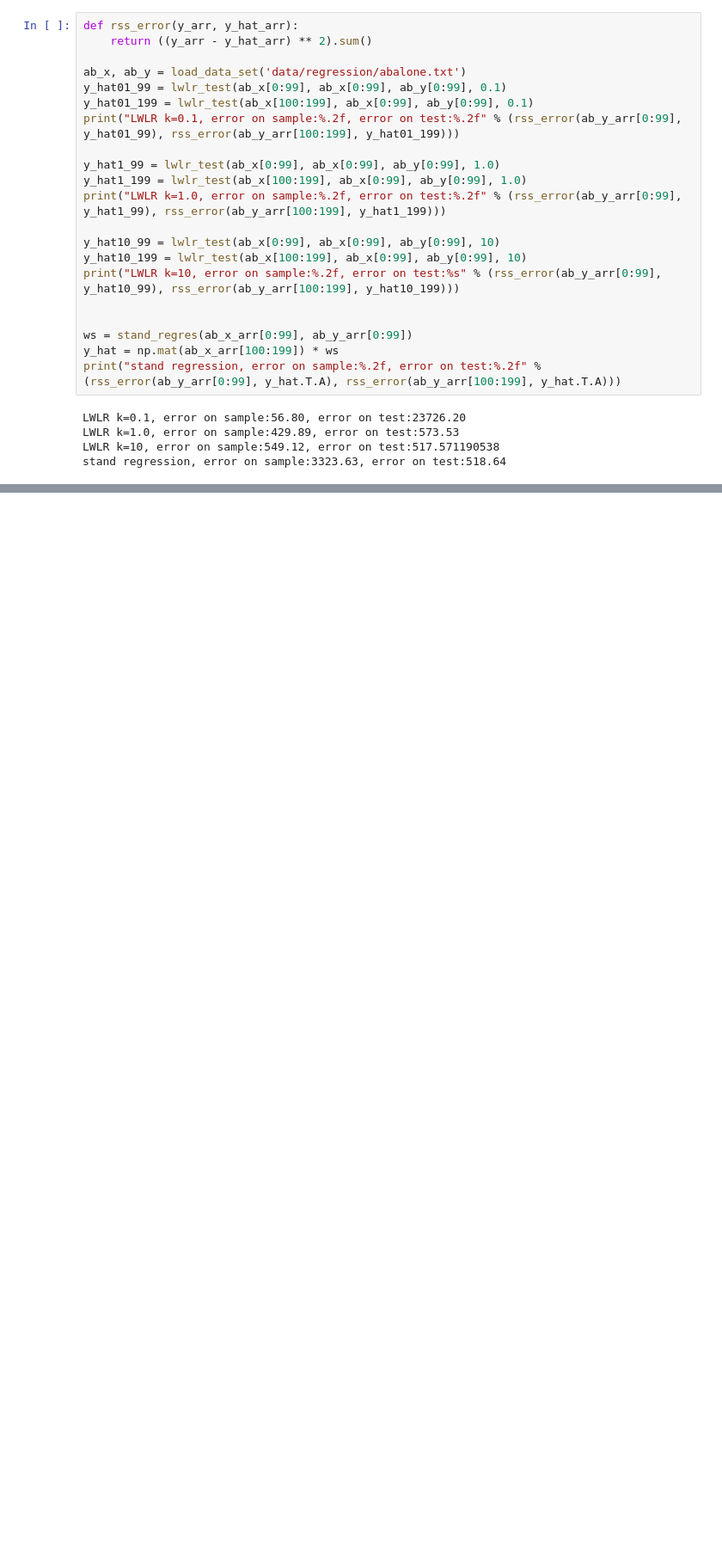
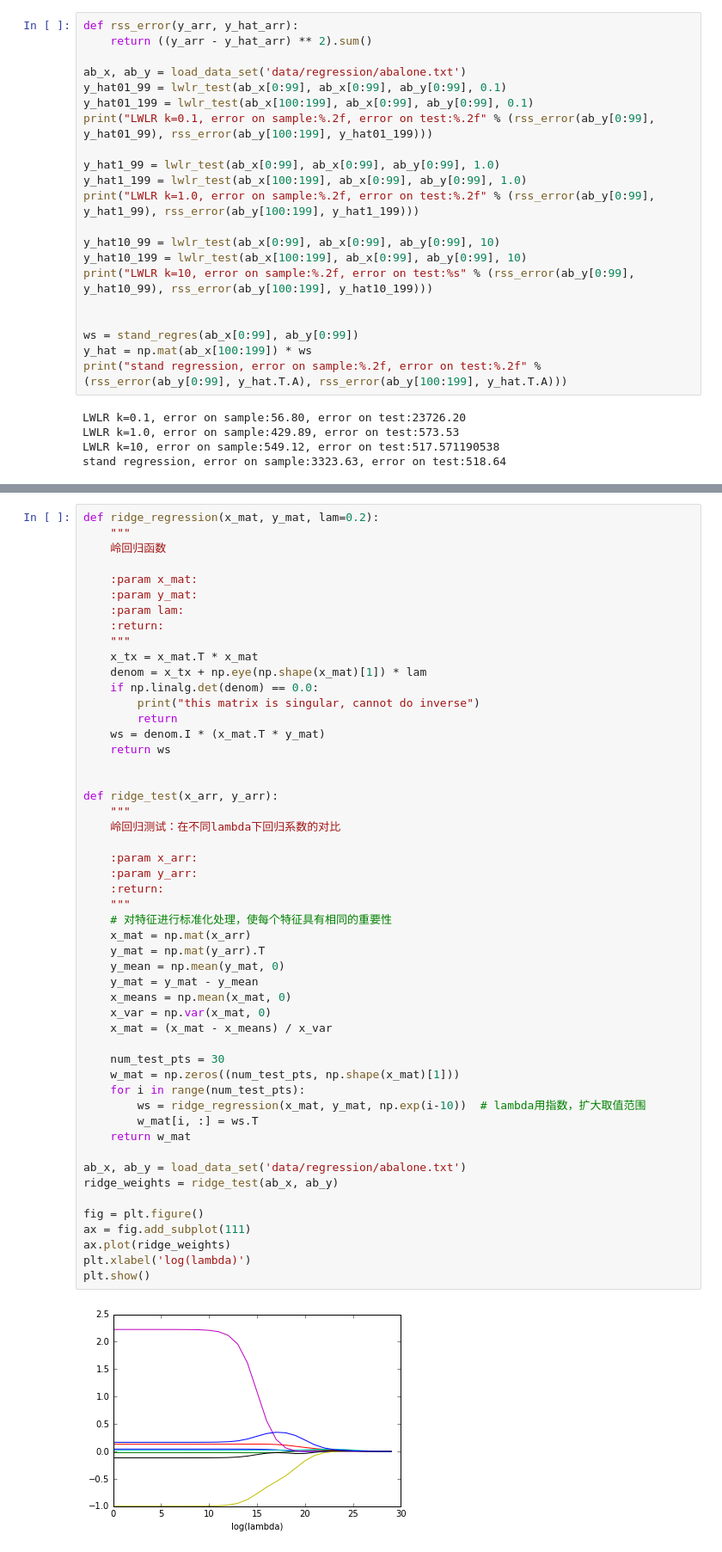
Before and after one commit to coder-ss/ml-learn, a Jupyter notebook: machine-learning-in-action/regression.ipynb, the cells around one changed output, grey strips where cells are left out. Shown: that part at 86% size. Cells and saved outputs as stored; diff of their text form; blank space fills up the shorter version.

Commit message:
ridge regression

```diff
--- a/machine-learning-in-action/regression.ipynb
+++ b/machine-learning-in-action/regression.ipynb
@@ -152,20 +152,20 @@ def rss_error(y_arr, y_hat_arr):
 ab_x, ab_y = load_data_set('data/regression/abalone.txt')
 y_hat01_99 = lwlr_test(ab_x[0:99], ab_x[0:99], ab_y[0:99], 0.1)
 y_hat01_199 = lwlr_test(ab_x[100:199], ab_x[0:99], ab_y[0:99], 0.1)
-print("LWLR k=0.1, error on sample:%.2f, error on test:%.2f" % (rss_error(ab_y_arr[0:99], y_hat01_99), rss_error(ab_y_arr[100:199], y_hat01_199)))
+print("LWLR k=0.1, error on sample:%.2f, error on test:%.2f" % (rss_error(ab_y[0:99], y_hat01_99), rss_error(ab_y[100:199], y_hat01_199)))
 
 y_hat1_99 = lwlr_test(ab_x[0:99], ab_x[0:99], ab_y[0:99], 1.0)
 y_hat1_199 = lwlr_test(ab_x[100:199], ab_x[0:99], ab_y[0:99], 1.0)
-print("LWLR k=1.0, error on sample:%.2f, error on test:%.2f" % (rss_error(ab_y_arr[0:99], y_hat1_99), rss_error(ab_y_arr[100:199], y_hat1_199)))
+print("LWLR k=1.0, error on sample:%.2f, error on test:%.2f" % (rss_error(ab_y[0:99], y_hat1_99), rss_error(ab_y[100:199], y_hat1_199)))
 
 y_hat10_99 = lwlr_test(ab_x[0:99], ab_x[0:99], ab_y[0:99], 10)
 y_hat10_199 = lwlr_test(ab_x[100:199], ab_x[0:99], ab_y[0:99], 10)
-print("LWLR k=10, error on sample:%.2f, error on test:%s" % (rss_error(ab_y_arr[0:99], y_hat10_99), rss_error(ab_y_arr[100:199], y_hat10_199)))
+print("LWLR k=10, error on sample:%.2f, error on test:%s" % (rss_error(ab_y[0:99], y_hat10_99), rss_error(ab_y[100:199], y_hat10_199)))
 
 
-ws = stand_regres(ab_x_arr[0:99], ab_y_arr[0:99])
-y_hat = np.mat(ab_x_arr[100:199]) * ws
-print("stand regression, error on sample:%.2f, error on test:%.2f" % (rss_error(ab_y_arr[0:99], y_hat.T.A), rss_error(ab_y_arr[100:199], y_hat.T.A)))
+ws = stand_regres(ab_x[0:99], ab_y[0:99])
+y_hat = np.mat(ab_x[100:199]) * ws
+print("stand regression, error on sample:%.2f, error on test:%.2f" % (rss_error(ab_y[0:99], y_hat.T.A), rss_error(ab_y[100:199], y_hat.T.A)))
 # %% [output]
 LWLR k=0.1, error on sample:56.80, error on test:23726.20
 LWLR k=1.0, error on sample:429.89, error on test:573.53
@@ -173,0 +181,53 @@ stand regression, error on sample:3323.63, error on test:518.64
+# %%
+def ridge_regression(x_mat, y_mat, lam=0.2):
+    """
+    岭回归函数
+
+    :param x_mat:
+    :param y_mat:
+    :param lam:
+    :return:
+    """
+    x_tx = x_mat.T * x_mat
+    denom = x_tx + np.eye(np.shape(x_mat)[1]) * lam
+    if np.linalg.det(denom) == 0.0:
+        print("this matrix is singular, cannot do inverse")
+        return
+    ws = denom.I * (x_mat.T * y_mat)
+    return ws
+
+
+def ridge_test(x_arr, y_arr):
+    """
+    岭回归测试：在不同lambda下回归系数的对比
+
+    :param x_arr:
+    :param y_arr:
+    :return:
+    """
+    # 对特征进行标准化处理，使每个特征具有相同的重要性
+    x_mat = np.mat(x_arr)
+    y_mat = np.mat(y_arr).T
+    y_mean = np.mean(y_mat, 0)
+    y_mat = y_mat - y_mean
+    x_means = np.mean(x_mat, 0)
+    x_var = np.var(x_mat, 0)
+    x_mat = (x_mat - x_means) / x_var
+
+    num_test_pts = 30
+    w_mat = np.zeros((num_test_pts, np.shape(x_mat)[1]))
+    for i in range(num_test_pts):
+        ws = ridge_regression(x_mat, y_mat, np.exp(i-10))  # lambda用指数，扩大取值范围
+        w_mat[i, :] = ws.T
+    return w_mat
+
+ab_x, ab_y = load_data_set('data/regression/abalone.txt')
+ridge_weights = ridge_test(ab_x, ab_y)
+
+fig = plt.figure()
+ax = fig.add_subplot(111)
+ax.plot(ridge_weights)
+plt.xlabel('log(lambda)')
+plt.show()
+# %% [output]
+[figure, added]
```
Also changed, not shown: parts of 1 cell of this notebook.
